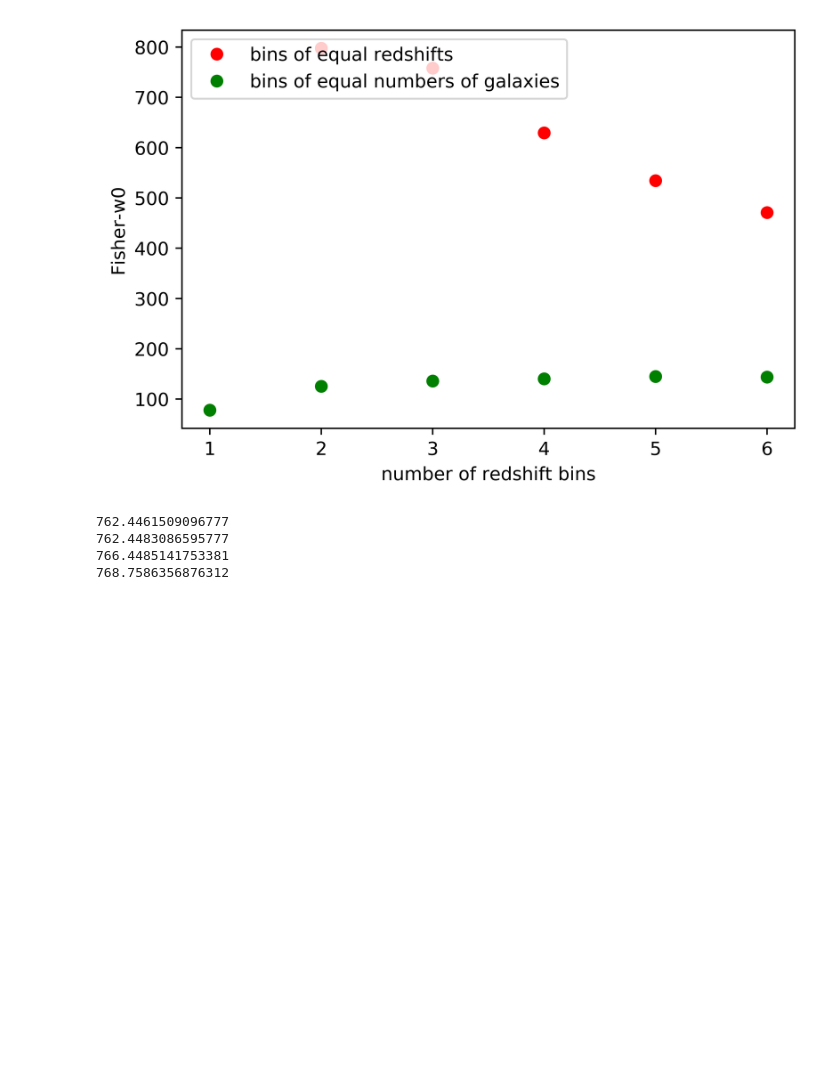
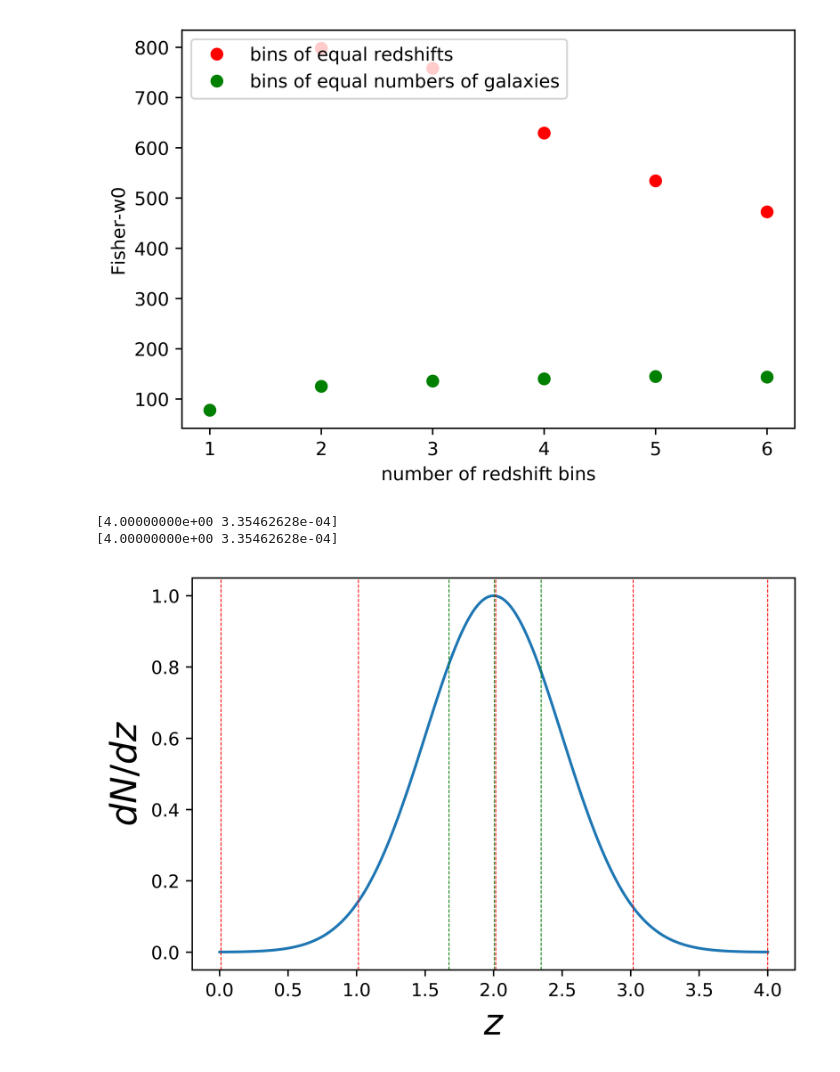
Before and after one commit to XYU1204/fisher_and_signal_to_noise, a Jupyter notebook: data.ipynb, the cells around one changed output. Drawn from its saved outputs; the diff is of its cells as text; code cells hidden in the pictures; blank space fills up the shorter version.

```diff
--- a/data.ipynb
+++ b/data.ipynb
@@ -121,9 +160,9 @@ plt.show()
 def gaussian(x, mu, sig):
     return np.exp(-np.power(x - mu, 2.) / (2 * np.power(sig, 2.)))
 # %%
-dndz = np.zeros([400,2])
-dndz[:, 0] = np.linspace(0.001, 4, 400)
-dndz[:, 1] = gaussian(dndz[:, 0], 2, 0.5)
+dndz_s = np.zeros([400,2])
+dndz_s[:, 0] = np.linspace(0.001, 4, 400)
+dndz_s[:, 1] = gaussian(dndz_s[:, 0], 2, 0.5)
 # %%
 cl_s = {}
 cov_s = {}
@@ -145,12 +184,20 @@ for i in ["z", "n"]:
         global dndz_sliced
         dndz_sliced = sliced_dndz_s["{0}_{1}".format(i, j)]
         fisher_s["{0}_{1}".format(i,j)] = fisher_matrix(covariance = cov_s["{0}_{1}".format(i, j)], dndz_sliced = sliced_dndz_s["{0}_{1}".format(i, j)])
-# %%
-for i in range(1,3):
-    print(fisher_s['n_{}'.format(i)][3,3])
-    print(fisher_s['z_{}'.format(i)][3,3])
-# %% [output]
-762.4461509096777
-762.4483086595777
-766.4485141753381
-768.7586356876312
+# %%
+print(sliced_dndz_s['n_4']['bin_3'][-1])
+print(sliced_dndz_s['z_4']['bin_3'][-1])
+# %% [output]
+[4.00000000e+00 3.35462628e-04]
+[4.00000000e+00 3.35462628e-04]
+# %%
+plt.plot(dndz_s[:,0], dndz_s[:,1])
+plt.xlabel(r'$z$',fontsize=20)
+plt.ylabel(r'$dN/dz$',fontsize=20)
+for x in redshifts_s["n_4"]:
+    plt.axvline(x, linewidth=0.5, color="g", linestyle="--")
+for x in redshifts_s["z_4"]:
+    plt.axvline(x, linewidth=0.5, color="r", linestyle="--")
+plt.show()
+# %% [output]
+[figure, added]
```
Also changed, not shown: parts of 27 cells of this notebook, 4 other files.
